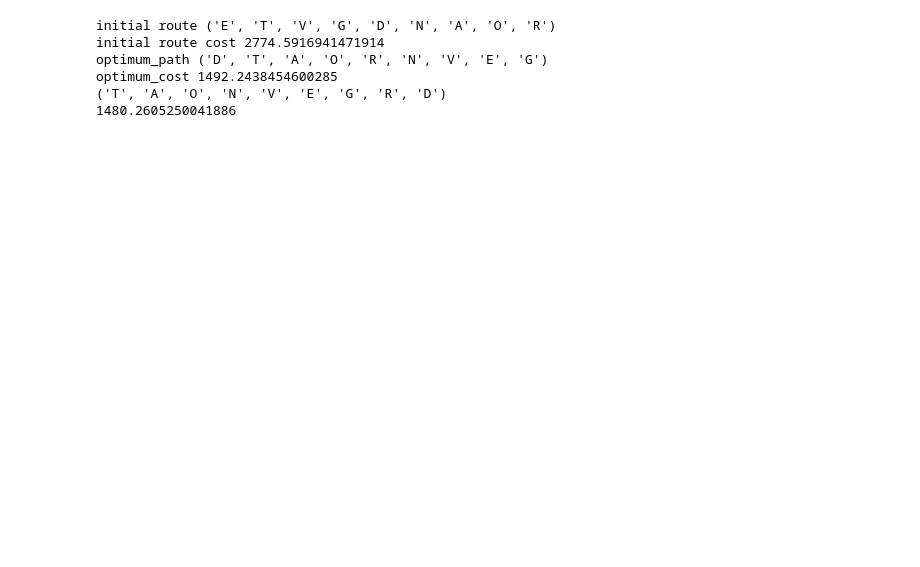
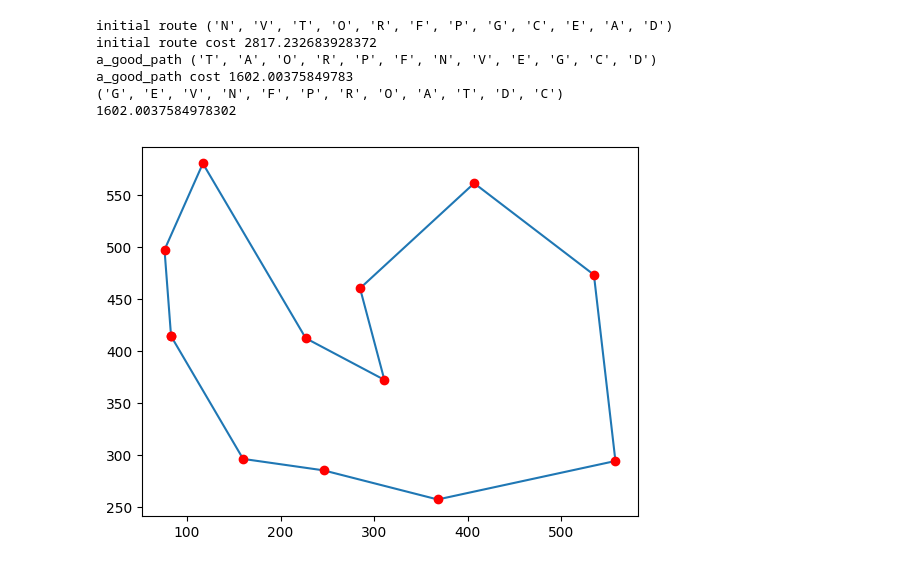
Before and after one commit to hmp-anthony/aima-python, a Jupyter notebook: mini_exp.ipynb, the cells around one changed output. Saved outputs shown, nothing was run; the diff lists cells and outputs as text; code cells hidden in the pictures; blank space fills up the shorter version.

```diff
--- a/mini_exp.ipynb
+++ b/mini_exp.ipynb
@@ -1,16 +3,18 @@
 # %%
 from search_2 import *
 import numpy as np
+import matplotlib.pyplot as plt
 
 romania = {'A': ( 76, 497), 'D': (160, 296),
            'E': (558, 294), 'G': (368, 257),
            'N': (407, 561), 'R': (227, 412),
            'T': ( 83, 414), 'V': (535, 473),
-           'O': (117, 580)}
+           'O': (117, 580), 'P': (311, 372),
+           'C': (246, 285), 'F': (285, 460)}
 
 distances = {}
 
-optimum_path = ('D', 'T', 'A', 'O', 'R', 'N', 'V', 'E', 'G')
+a_good_path = ('T', 'A', 'O', 'R', 'P', 'F', 'N', 'V', 'E', 'G', 'C', 'D')
 
 for city in romania.keys():
     distances[city] = {}
@@ -44,44 +48,57 @@ class TSP(Problem):
         return neighbour_state
 
     def is_goal(self, state):
-        return cost(state) < 1500
+        return cost(state) < 1603
 
     def actions(self, state):
         """The places neighboring `state`."""
         new_states = set()
         for i in range(6):
             new_state = self.two_opt(state)
             new_states.add(new_state)
         return new_states
 
     def result(self, state, action):
         """Go to the `action` place, if the map says that is possible."""
         return action
 
     def action_cost(self, s, action, s1):
         """The distance (cost) to go from s to s1."""
         if(type(action) == tuple):
             return cost(action)
 
 
 initial_route = list(romania.keys())
 random.shuffle(initial_route)
 
 initial_route = tuple(initial_route)
 
 print("initial route", initial_route)
 print("initial route cost", cost(initial_route))
-print("optimum_path", optimum_path)
-print("optimum_cost", cost(optimum_path))
+print("a_good_path", a_good_path)
+print("a_good_path cost", cost(a_good_path))
 
 r0 = TSP(initial = initial_route)
 path = path_states(uniform_cost_search(r0))
 print(path[-1])
 print(cost(path[-1]))
+
+data = []
+for p in a_good_path:
+    data.append(romania[p])
+data.append(data[0])
+
+x_val = [x[0] for x in data]
+y_val = [x[1] for x in data]
+
+plt.plot(x_val,y_val)
+plt.plot(x_val,y_val,'or')
+plt.show()
 # %% [output]
-initial route ('E', 'T', 'V', 'G', 'D', 'N', 'A', 'O', 'R')
-initial route cost 2774.5916941471914
-optimum_path ('D', 'T', 'A', 'O', 'R', 'N', 'V', 'E', 'G')
-optimum_cost 1492.2438454600285
-('T', 'A', 'O', 'N', 'V', 'E', 'G', 'R', 'D')
-1480.2605250041886
+initial route ('N', 'V', 'T', 'O', 'R', 'F', 'P', 'G', 'C', 'E', 'A', 'D')
+initial route cost 2817.232683928372
+a_good_path ('T', 'A', 'O', 'R', 'P', 'F', 'N', 'V', 'E', 'G', 'C', 'D')
+a_good_path cost 1602.00375849783
+('G', 'E', 'V', 'N', 'F', 'P', 'R', 'O', 'A', 'T', 'D', 'C')
+1602.0037584978302
+[figure, added]
```
Also changed, not shown: parts of 1 cell of this notebook, 1 other file.
